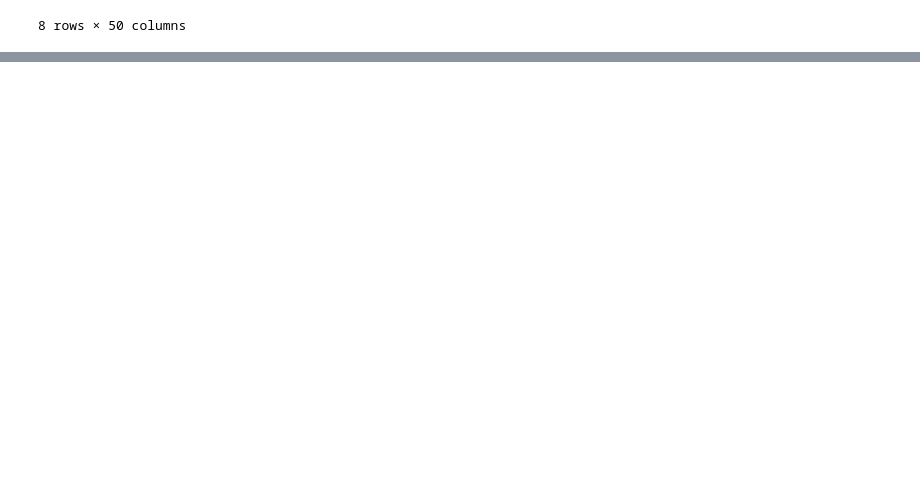
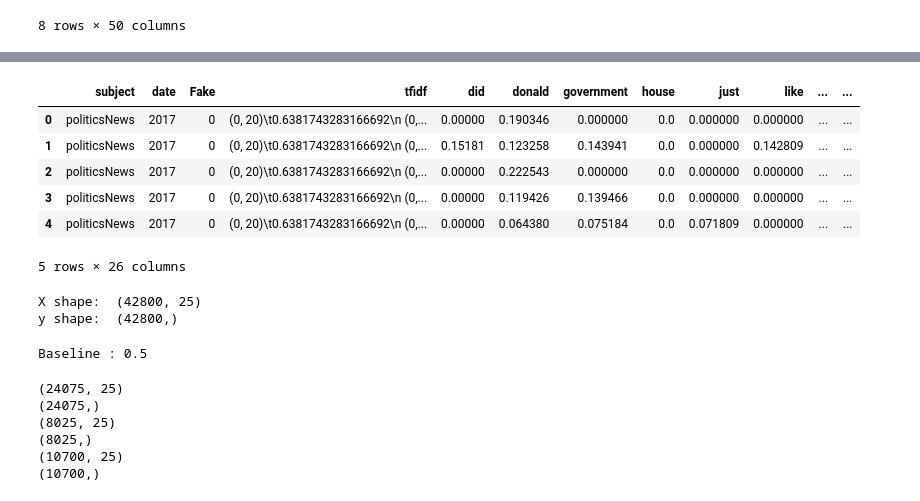
Before and after one commit to StephenSpicer/News_Parsing_DS23_unit02, a Jupyter notebook: unit02/secondworkup.ipynb, the cells around one changed output, grey strips where cells are left out. Drawn from its saved outputs; the diff is of its cells as text; code cells hidden in the pictures; blank space fills up the shorter version.

```diff
--- a/unit02/secondworkup.ipynb
+++ b/unit02/secondworkup.ipynb
@@ -287 +283,63 @@ df_joined_tfidfvector.describe()
+# %%
+#df_joined_tfidvect.drop(['title'], axis=1, inplace=True)
+
+df_joined_tfidvect['date'] = df_joined_tfidvect['date'].dt.year
+
+df_joined_tfidvect.head()
+# %% [output]
+|  | subject | date | Fake | tfidf | did | donald | government | house | just | like | ... | ... |
+| 0 | politicsNews | 2017 | 0 | (0, 20)\t0.6381743283166692\n (0,... | 0.00000 | 0.190346 | 0.000000 | 0.0 | 0.000000 | 0.000000 | ... | ... |
+| 1 | politicsNews | 2017 | 0 | (0, 20)\t0.6381743283166692\n (0,... | 0.15181 | 0.123258 | 0.143941 | 0.0 | 0.000000 | 0.142809 | ... | ... |
+| 2 | politicsNews | 2017 | 0 | (0, 20)\t0.6381743283166692\n (0,... | 0.00000 | 0.222543 | 0.000000 | 0.0 | 0.000000 | 0.000000 | ... | ... |
+| 3 | politicsNews | 2017 | 0 | (0, 20)\t0.6381743283166692\n (0,... | 0.00000 | 0.119426 | 0.139466 | 0.0 | 0.000000 | 0.000000 | ... | ... |
+| 4 | politicsNews | 2017 | 0 | (0, 20)\t0.6381743283166692\n (0,... | 0.00000 | 0.064380 | 0.075184 | 0.0 | 0.071809 | 0.000000 | ... | ... |
+5 rows × 26 columns
+# %%
+# ok, that's new for us... let's gooooooo
+
+# X and y split
+
+
+
+target = df_joined_tfidvect['Fake']
+
+X = df_joined_tfidvect.drop(['Fake'], axis=1)
+
+y = target
+
+print('X shape: ', X.shape)
+print('y shape: ', y.shape)
+# %% [output]
+X shape:  (42800, 25)
+y shape:  (42800,)
+# %%
+# this is silly but it's good form, so here's a baseline.
+print('Baseline :', df_joined['Fake'].value_counts().max()/len(df_joined['Fake']))
+# %% [output]
+Baseline : 0.5
+# %%
+# train test split:
+
+# leaving this code here in case I set up my target wrong.
+# X = df.drop(['target'],axis=1).values   # independant features
+# y = df['target'].values					# dependant variable
+
+X_train, X_test, y_train, y_test = train_test_split(X, y, test_size=0.25, random_state=42)
+# doing 25/75 split and 42.
+
+X_train, X_val, y_train, y_val = train_test_split(X_train, y_train, test_size=0.25, random_state=42) # 0.25 x 0.8 = 0.2
+
+print(X_train.shape)
+print(y_train.shape)
+print(X_val.shape)
+print(y_val.shape)
+print(X_test.shape)
+print(y_test.shape)
+# %% [output]
+(24075, 25)
+(24075,)
+(8025, 25)
+(8025,)
+(10700, 25)
+(10700,)
 # %%
```
Also changed, not shown: parts of 18 cells of this notebook.
